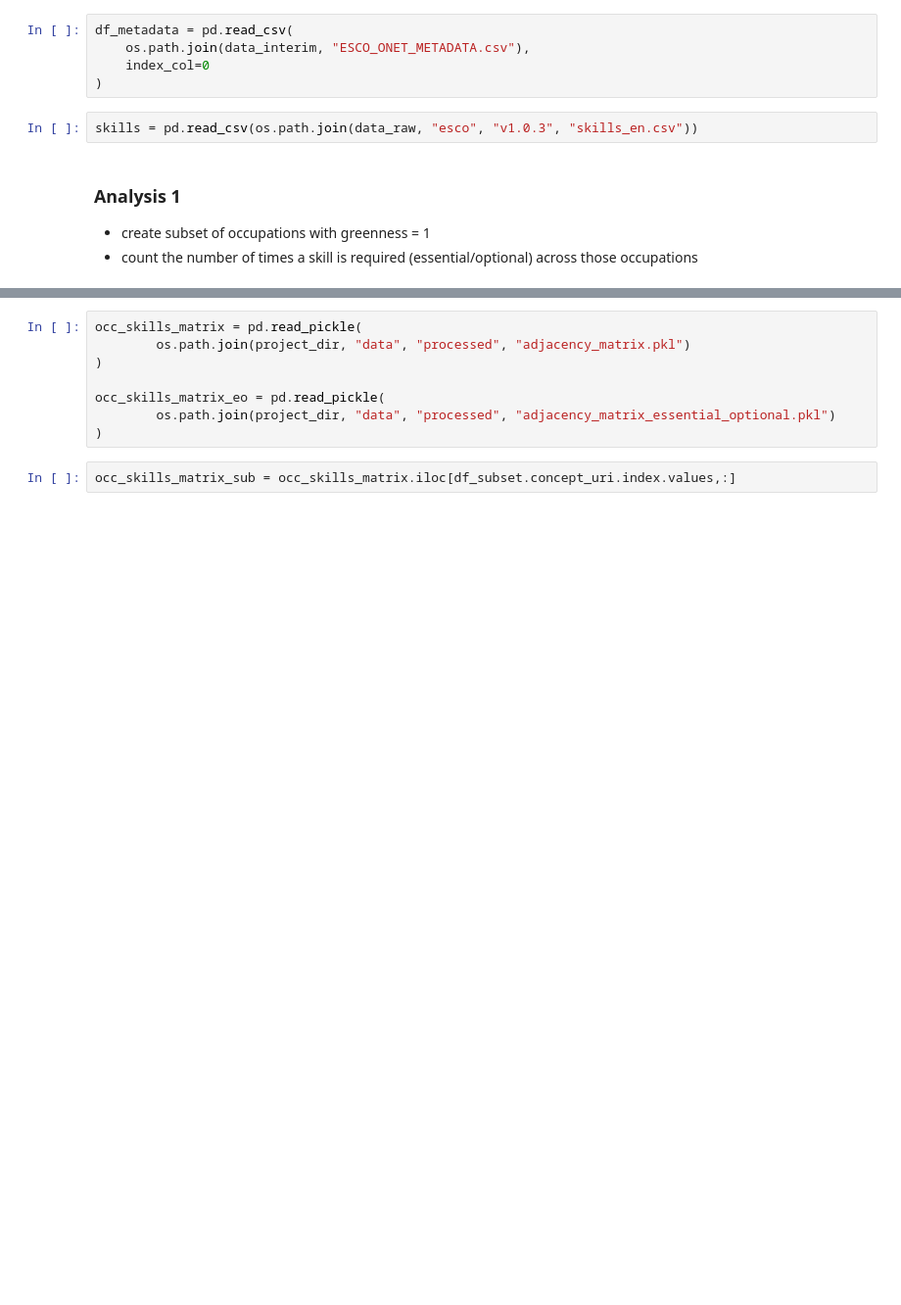
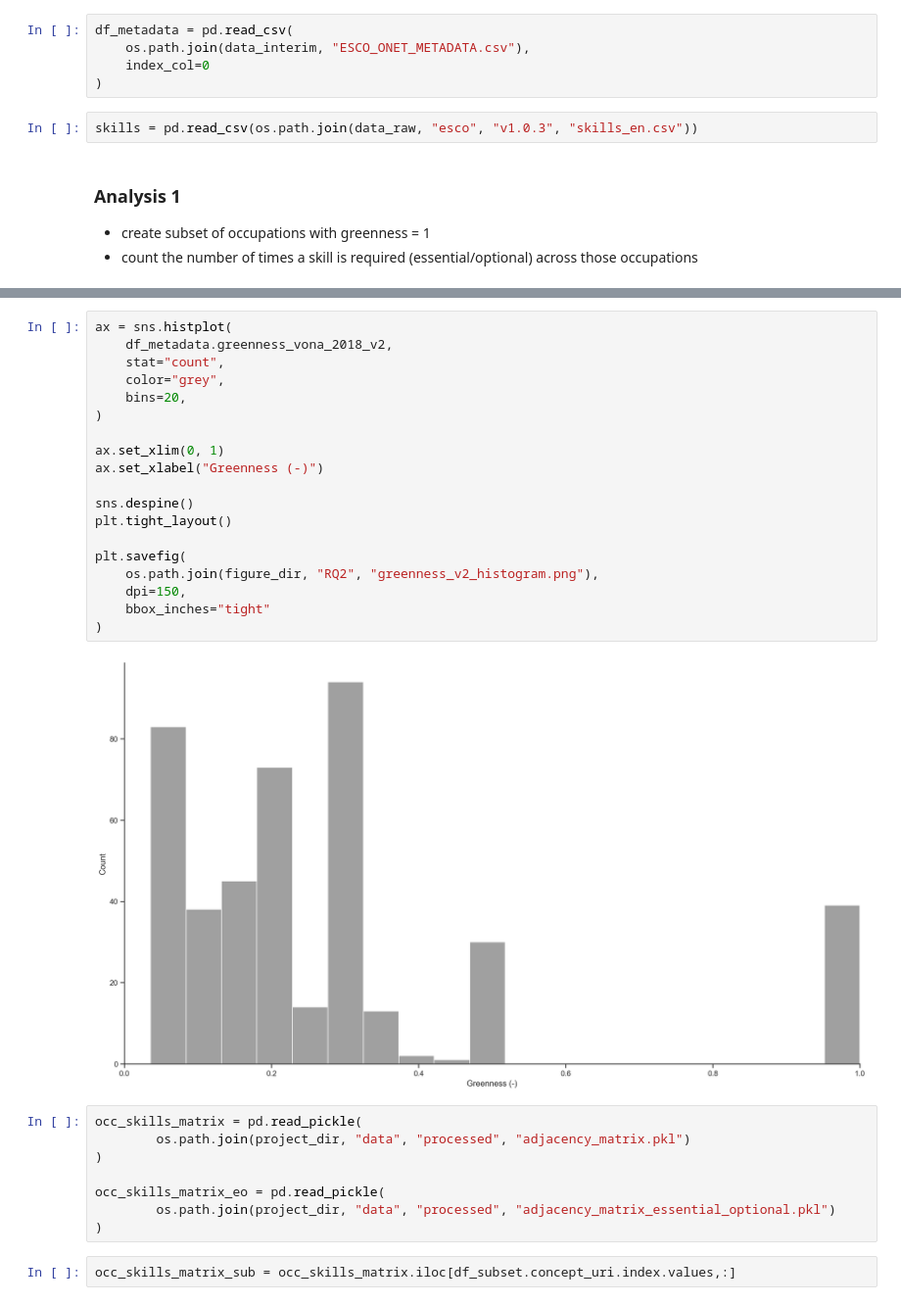
Before and after one commit to derpyninja/rejet, a Jupyter notebook: notebooks/13-fz-greenness-metric.ipynb, the cells around one changed output, grey strips where cells are left out. Shown: that part at 98% size. Cells and saved outputs as stored; diff of their text form; blank space fills up the shorter version.

```diff
--- a/notebooks/13-fz-greenness-metric.ipynb
+++ b/notebooks/13-fz-greenness-metric.ipynb
@@ -126,3 +134,24 @@ df_subset
+# %%
+ax = sns.histplot(
+    df_metadata.greenness_vona_2018_v2,
+    stat="count",
+    color="grey",
+    bins=20,
+)
+
+ax.set_xlim(0, 1)
+ax.set_xlabel("Greenness (-)")
+
+sns.despine()
+plt.tight_layout()
+
+plt.savefig(
+    os.path.join(figure_dir, "RQ2", "greenness_v2_histogram.png"),
+    dpi=150,
+    bbox_inches="tight"
+)
+# %% [output]
+[figure, added]
 # %%
 occ_skills_matrix = pd.read_pickle(
         os.path.join(project_dir, "data", "processed", "adjacency_matrix.pkl")
```
Also changed, not shown: parts of 2 cells of this notebook, 23 other files.
